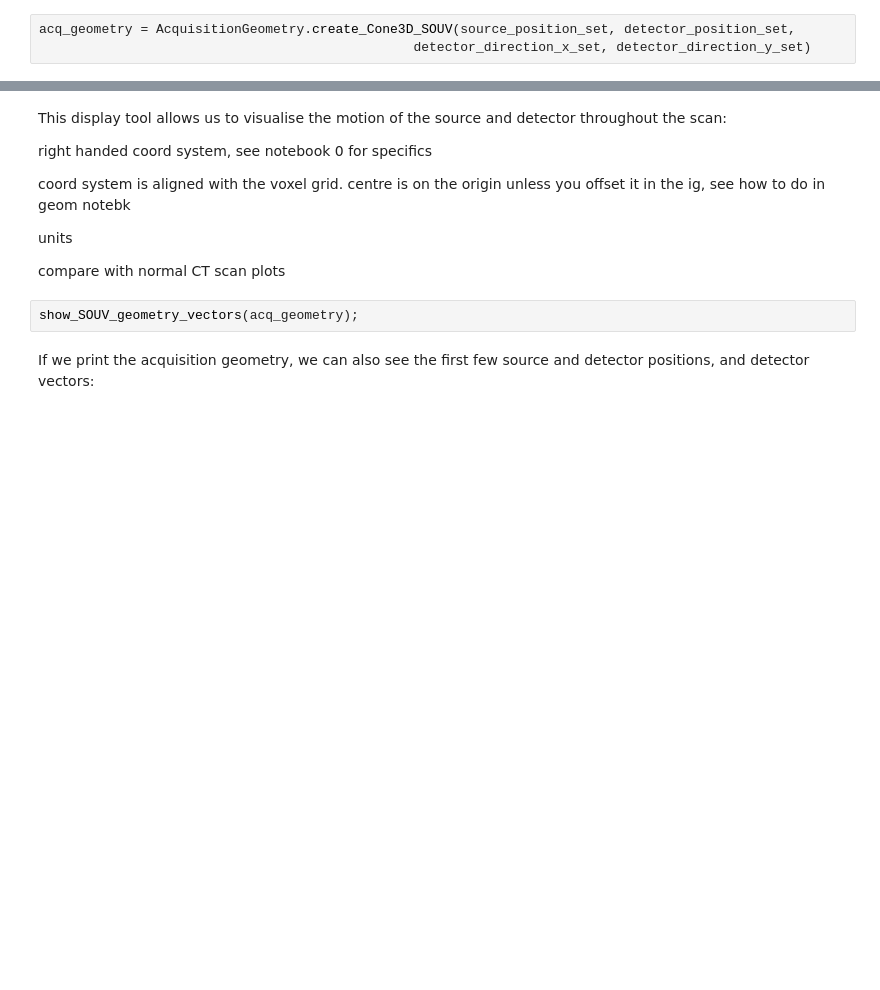
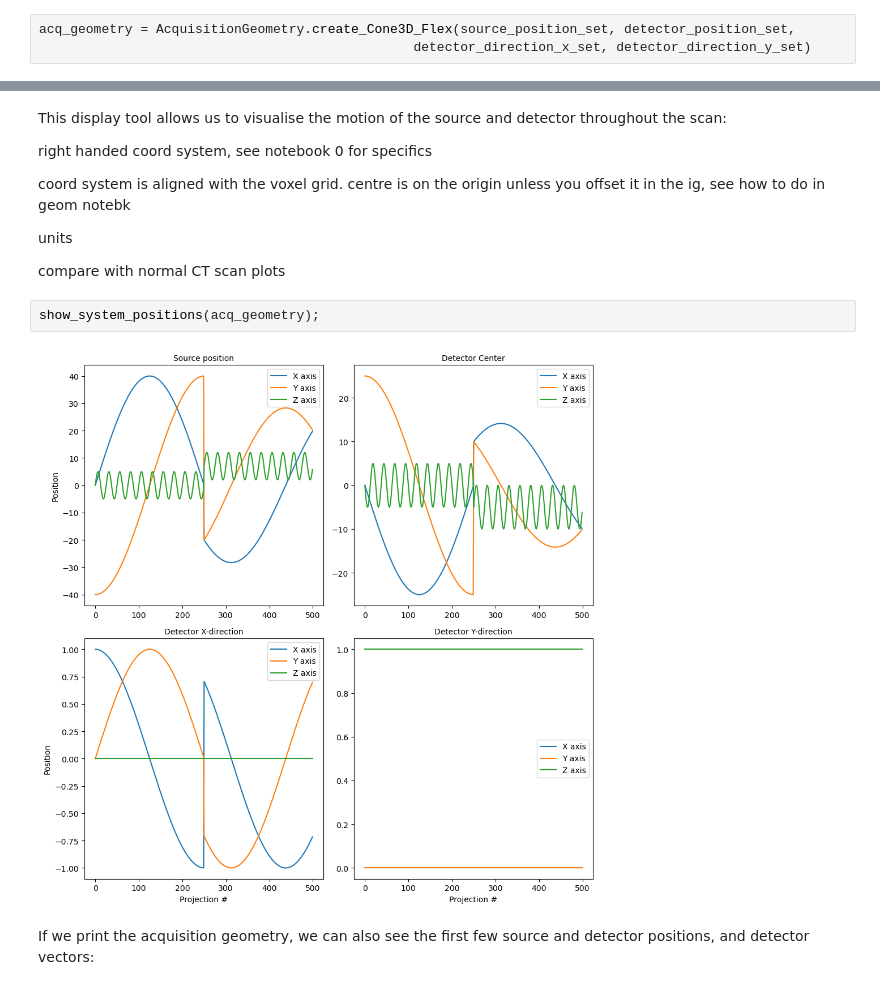
Before and after one commit to TomographicImaging/CIL-Demos, a Jupyter notebook: demos/4_Deep_Dives/07_flexible_geometry.ipynb, the cells around one changed output, grey strips where cells are left out. Drawn from its saved outputs; the diff is of its cells as text; blank space fills up the shorter version.

```diff
--- a/demos/4_Deep_Dives/07_flexible_geometry.ipynb
+++ b/demos/4_Deep_Dives/07_flexible_geometry.ipynb
@@ -104,7 +114,7 @@ This requires us to set:
 
 We have read all of these from the csv in the cell above!
 # %%
-acq_geometry = AcquisitionGeometry.create_Cone3D_SOUV(source_position_set, detector_position_set,
+acq_geometry = AcquisitionGeometry.create_Cone3D_Flex(source_position_set, detector_position_set,
                                                 detector_direction_x_set, detector_direction_y_set)
 # %% [markdown]
 Note: we could also have set the `volume_centre_position`. This is a 3D vector describing the position of the centre of the reconstructed volume (x,y,z). We have not set this, which means it will be set to the default of [0,0,0]: the origin.
@@ -139,7 +153,9 @@ units
 
 compare with normal CT scan plots
 # %%
-show_SOUV_geometry_vectors(acq_geometry);
+show_system_positions(acq_geometry);
+# %% [output]
+[figure, added]
 # %% [markdown]
 If we print the acquisition geometry, we can also see the first few source and detector positions, and detector vectors:
 # %%
```
Also changed, not shown: parts of 21 cells of this notebook.
